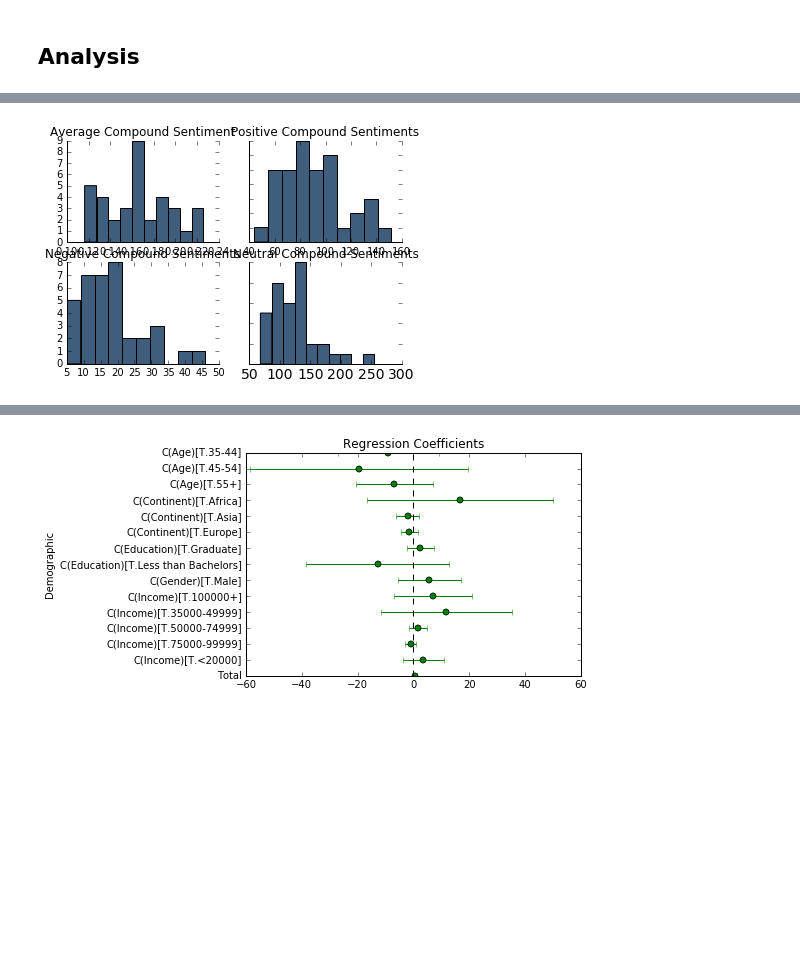
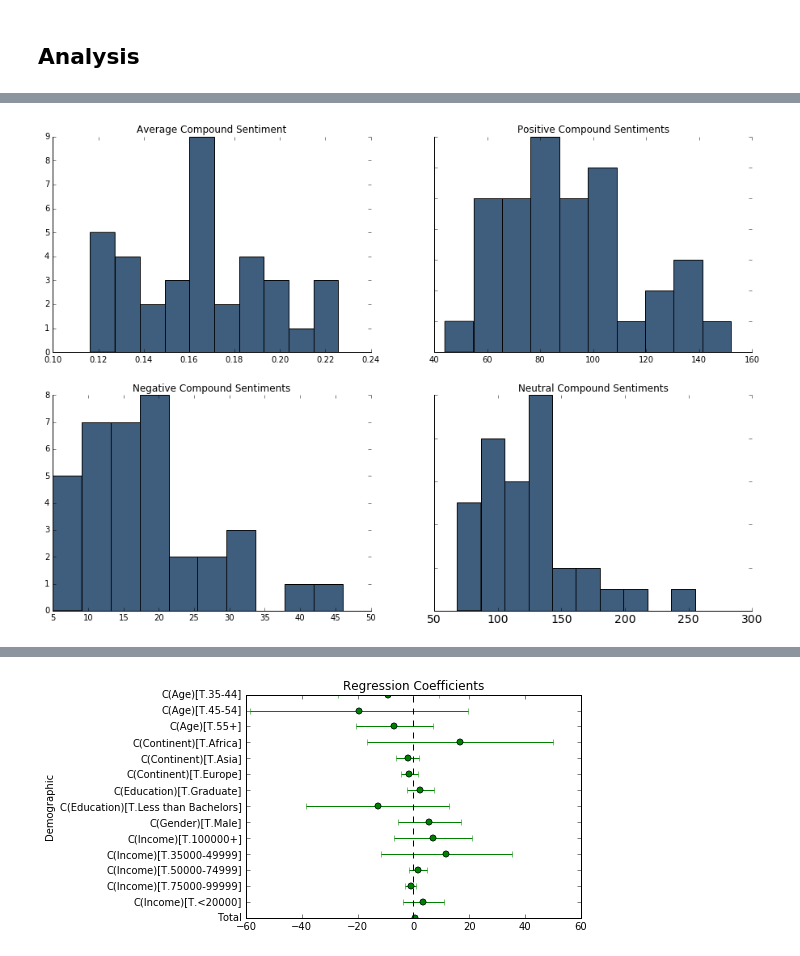
Before and after one commit to heatherbshapiro/Predicting-Privilege-with-Python, a Jupyter notebook: PredictingPrivilege.ipynb, the cells around one changed output, grey strips where cells are left out. Cells and saved outputs as stored; diff of their text form; code cells hidden in the pictures; blank space fills up the shorter version.

```diff
--- a/PredictingPrivilege.ipynb
+++ b/PredictingPrivilege.ipynb
@@ -253,48 +271,43 @@ dfFull
 | 34 | i can hear you, what about me? ca... | S8 | Male | Graduate | <20000 | 35-44 | Poland | Europe | Stat | 0.190277 | ... |
 | 35 | i just have a little quick spiel ... | S9 | Female | Bachelor | 50000-74999 | 18-34 | China | Asia | Stat | 0.124577 | ... |
 # %%
+%matplotlib inline
+
 fig, axes = plt.subplots(2, 2)
 axes[0,0].hist(dfFull['compound'], color="#3F5D7D")
 axes[0,0].set_title("Average Compound Sentiment")
-# axes[0,0].annotate(dfFull['compound'].describe(), xy=(1, 0), xycoords='axes fraction', fontsize=14,
-#                 xytext=(-5, 140), textcoords='offset points',
-#                 ha='right', va='bottom')
+
 axes[0,0].spines["top"].set_visible(False)
 axes[0,0].spines["right"].set_visible(False)
 
 
 
 axes[0,1].hist(dfFull['comppos'], color="#3F5D7D")
 axes[0,1].set_title("Positive Compound Sentiments")
-# axes[0,1].annotate(dfFull['comppos'].describe(), xy=(1, 0), xycoords='axes fraction', fontsize=14,
-#                 xytext=(-5, 140), textcoords='offset points',
-#                 ha='right', va='bottom')
+
 axes[0,1].spines["top"].set_visible(False)
 axes[0,1].spines["right"].set_visible(False)
 
 axes[1,0].hist(dfFull['compneg'], color="#3F5D7D")
 axes[1,0].set_title("Negative Compound Sentiments")
-# axes[1,0].annotate(dfFull['compneg'].describe(), xy=(1, 0), xycoords='axes fraction', fontsize=14,
-#                 xytext=(-5, 140), textcoords='offset points',
-#                 ha='right', va='bottom')
+
 
 axes[1,0].spines["top"].set_visible(False)
 axes[1,0].spines["right"].set_visible(False)
 
 axes[1,1].hist(dfFull['compNeutral'], color="#3F5D7D")
 axes[1,1].set_title("Neutral Compound Sentiments")
-# axes[1,1].annotate(dfFull['compNeutral'].describe(), xy=(1, 0), xycoords='axes fraction', fontsize=14,
-#                 xytext=(-5, 140), textcoords='offset points',
-#                 ha='right', va='bottom')
+
 axes[1,1].spines["top"].set_visible(False)
 axes[1,1].spines["right"].set_visible(False)
 
-# plt.setp([a.get_xticklabels() for a in axes[0, :]], visible=False)
 plt.setp([a.get_yticklabels() for a in axes[:, 1]], visible=False)
 plt.xticks(fontsize=14)
 
 
+fig = matplotlib.pyplot.gcf()
+fig.set_size_inches(15.5, 10.5)
 plt.show()
 # %% [output]
-[figure, old version]
+[figure, new version]
 # %%
```
Also changed, not shown: parts of 7 cells of this notebook, 13 other files.
